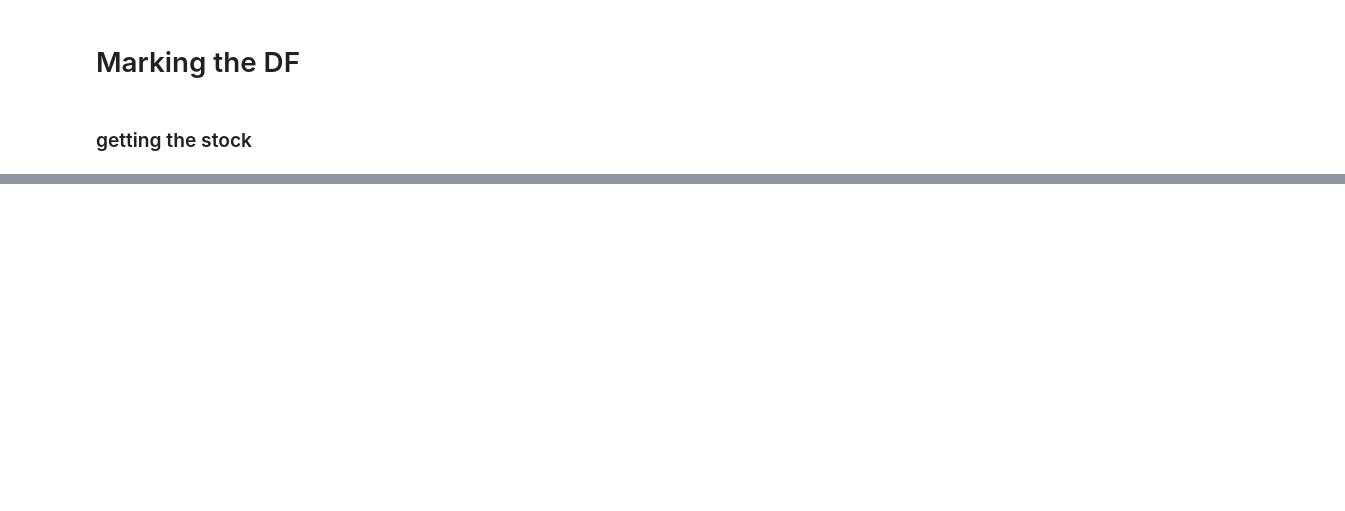
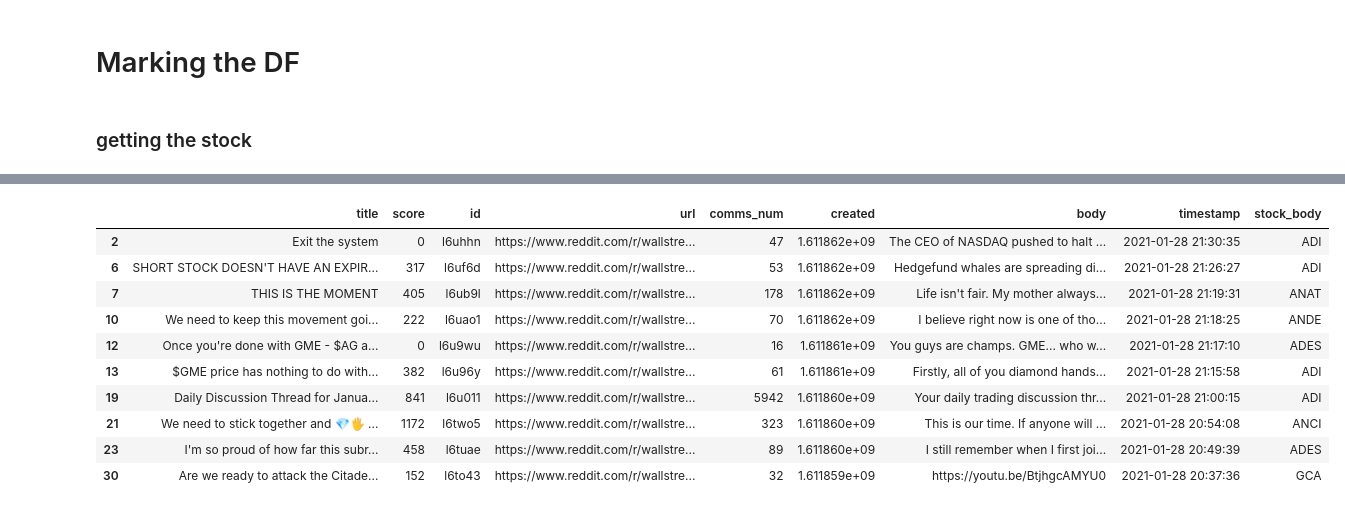
Before and after one commit to netoconcon/next_trend, a Jupyter notebook: notebooks/new_strategy.ipynb, the cells around one changed output, grey strips where cells are left out. Saved outputs shown, nothing was run; the diff lists cells and outputs as text; code cells hidden in the pictures; blank space fills up the shorter version.

```diff
--- a/notebooks/new_strategy.ipynb
+++ b/notebooks/new_strategy.ipynb
@@ -91,2 +124,16 @@ reddit_df['stock_body'].value_counts().median()
+# %%
+reddit_df.head(10)
+# %% [output]
+|  | title | score | id | url | comms_num | created | body | timestamp | stock_body |
+| 2 | Exit the system | 0 | l6uhhn | https://www.reddit.com/r/wallstre... | 47 | 1.611862e+09 | The CEO of NASDAQ pushed to halt ... | 2021-01-28 21:30:35 | ADI |
+| 6 | SHORT STOCK DOESN'T HAVE AN EXPIR... | 317 | l6uf6d | https://www.reddit.com/r/wallstre... | 53 | 1.611862e+09 | Hedgefund whales are spreading di... | 2021-01-28 21:26:27 | ADI |
+| 7 | THIS IS THE MOMENT | 405 | l6ub9l | https://www.reddit.com/r/wallstre... | 178 | 1.611862e+09 | Life isn't fair. My mother always... | 2021-01-28 21:19:31 | ANAT |
+| 10 | We need to keep this movement goi... | 222 | l6uao1 | https://www.reddit.com/r/wallstre... | 70 | 1.611862e+09 | I believe right now is one of tho... | 2021-01-28 21:18:25 | ANDE |
+| 12 | Once you're done with GME - $AG a... | 0 | l6u9wu | https://www.reddit.com/r/wallstre... | 16 | 1.611861e+09 | You guys are champs. GME... who w... | 2021-01-28 21:17:10 | ADES |
+| 13 | $GME price has nothing to do with... | 382 | l6u96y | https://www.reddit.com/r/wallstre... | 61 | 1.611861e+09 | Firstly, all of you diamond hands... | 2021-01-28 21:15:58 | ADI |
+| 19 | Daily Discussion Thread for Janua... | 841 | l6u011 | https://www.reddit.com/r/wallstre... | 5942 | 1.611860e+09 | Your daily trading discussion thr... | 2021-01-28 21:00:15 | ADI |
+| 21 | We need to stick together and 💎🖐 ... | 1172 | l6two5 | https://www.reddit.com/r/wallstre... | 323 | 1.611860e+09 | This is our time. If anyone will ... | 2021-01-28 20:54:08 | ANCI |
+| 23 | I'm so proud of how far this subr... | 458 | l6tuae | https://www.reddit.com/r/wallstre... | 89 | 1.611860e+09 | I still remember when I first joi... | 2021-01-28 20:49:39 | ADES |
+| 30 | Are we ready to attack the Citade... | 152 | l6to43 | https://www.reddit.com/r/wallstre... | 32 | 1.611859e+09 | https://youtu.be/BtjhgcAMYU0 | 2021-01-28 20:37:36 | GCA |
 # %%
 reddit_df['stock_body'].value_counts().hist(bins=100)
```
Also changed, not shown: parts of 14 cells of this notebook.
